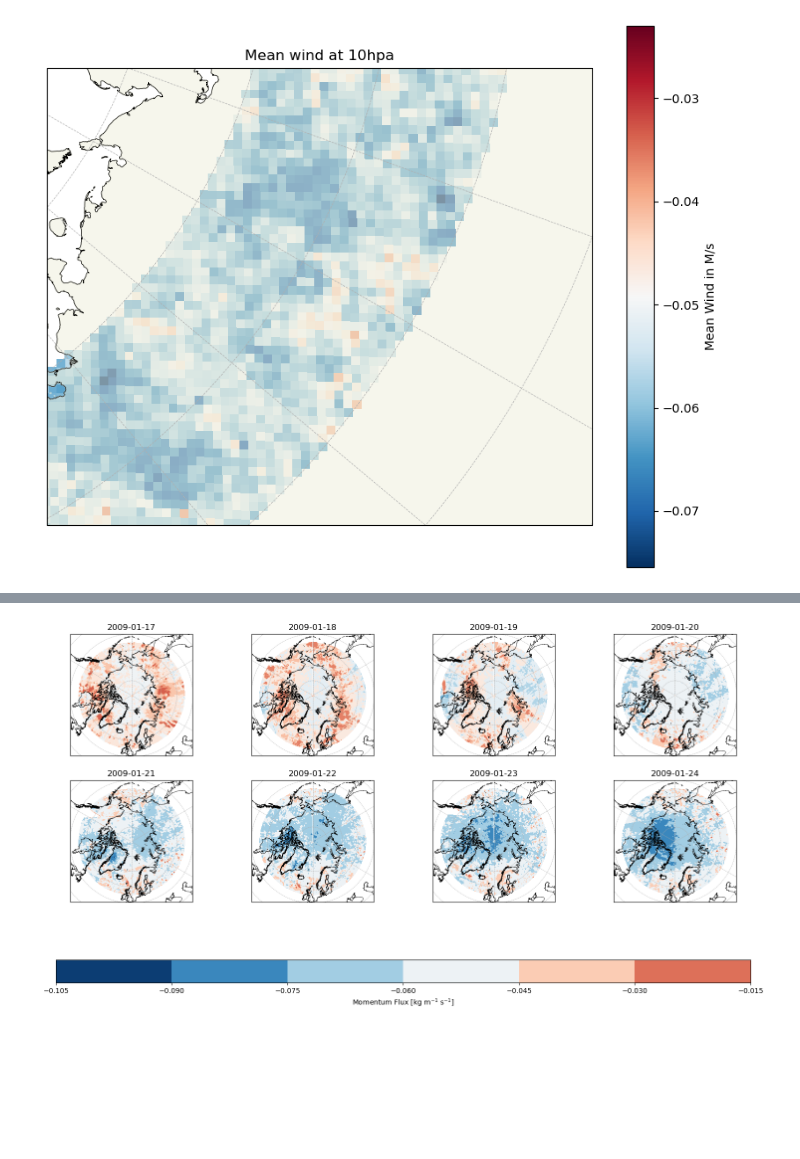
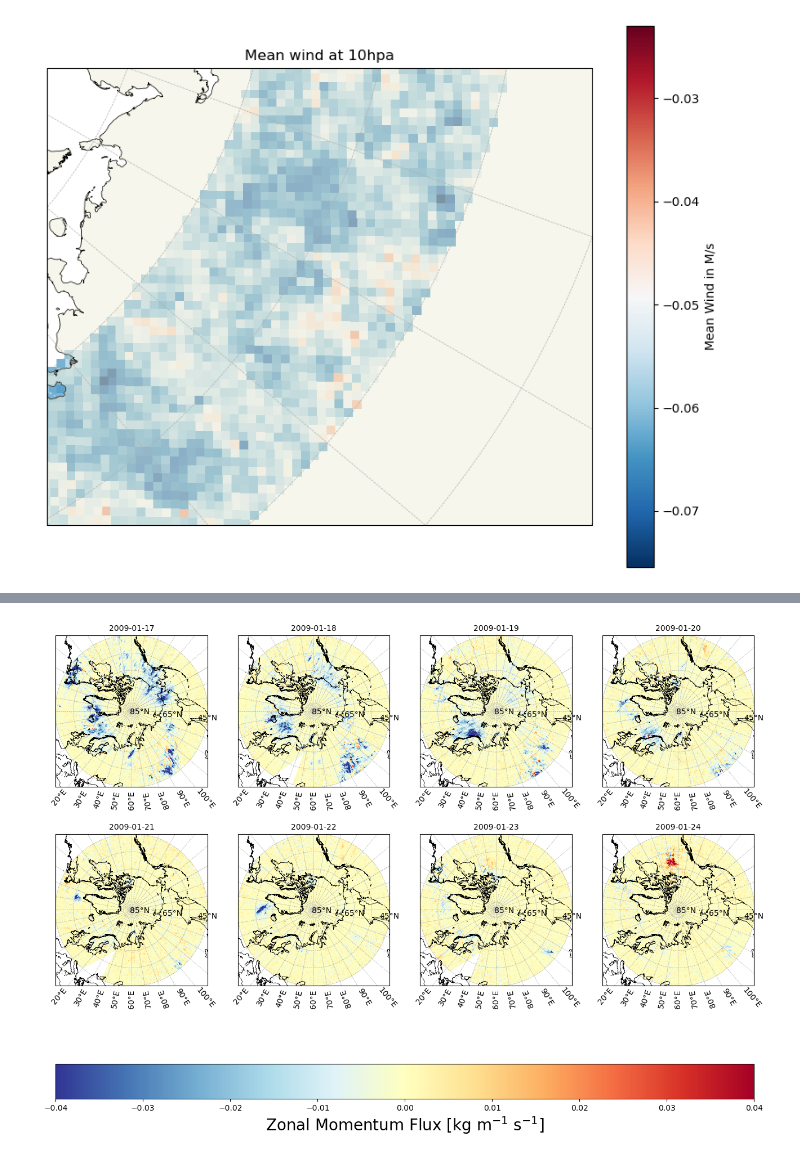
Before and after one commit to jonyjesus18/final-year-proj, a Jupyter notebook: data_plotting_cartopy.ipynb, the cells around one changed output, grey strips where cells are left out. Cells and saved outputs as stored; diff of their text form; code cells hidden in the pictures; blank space fills up the shorter version.

```diff
--- a/data_plotting_cartopy.ipynb
+++ b/data_plotting_cartopy.ipynb
@@ -93,74 +95,88 @@ plt.show()
 # %%
 # =================================================================================================
-# Plot on contous (absolute momentum flux)
+# Plot on contous  (mfx and perturbations)
 # =================================================================================================
 
 %matplotlib inline
 import numpy as np
 import matplotlib.pyplot as plt
 import cartopy.crs as ccrs
+import cartopy.feature as cfeature
+from cartopy.mpl.gridliner import LONGITUDE_FORMATTER, LATITUDE_FORMATTER
 
 # Load data
 grid = map_grid(grid_size='40', source='airs')
 wizard = data_wizard()
 
-stamen_terrain = cimgt.Stamen('terrain-background')
-
-dates = get_day_array(date_string = "2009-01-25", days = 8)
 
 data_type = 'mfx'
+days = 8
+dates = get_day_array(date_string="2009-01-25",days=days)
+data_dict = {}
 
-data_1 = np.load(f'processed_airs_sftp/40_km_grid/30km/{data_type}/{dates[0]}_{data_type}.npz')['arr_0']
-data_2 = np.load(f'processed_airs_sftp/40_km_grid/30km/{data_type}/{dates[1]}_{data_type}.npz')['arr_0']
-data_3 = np.load(f'processed_airs_sftp/40_km_grid/30km/{data_type}/{dates[2]}_{data_type}.npz')['arr_0']
-data_4 = np.load(f'processed_airs_sftp/40_km_grid/30km/{data_type}/{dates[3]}_{data_type}.npz')['arr_0']
-data_5 = np.load(f'processed_airs_sftp/40_km_grid/30km/{data_type}/{dates[4]}_{data_type}.npz')['arr_0']
-data_6 = np.load(f'processed_airs_sftp/40_km_grid/30km/{data_type}/{dates[5]}_{data_type}.npz')['arr_0']
-data_7 = np.load(f'processed_airs_sftp/40_km_grid/30km/{data_type}/{dates[6]}_{data_type}.npz')['arr_0']
-data_8 = np.load(f'processed_airs_sftp/40_km_grid/30km/{data_type}/{dates[7]}_{data_type}.npz')['arr_0']
-
-data_dict = {'data_1': data_1,
-            'data_2': data_2,
-            'data_3': data_3,
-            'data_4': data_4,
-            'data_5': data_5,
-            'data_6': data_6,
-            'data_7': data_7,
-            'data_8': data_8}
+for i in range(days):
+    data = np.load(f'processed_airs_sftp/40_km_grid/30km/{data_type}/{dates[i]}_{data_type}.npz')['arr_0']
+    data_climatological_mean = np.load(f'climatology/airs/30km/{data_type}/{dates[i][5:]}_daily_average.npz')['arr_0']
+    perturbation = data - data_climatological_mean
+    data_dict[f"data_{i+1}"] = data
 
 grid = map_grid(grid_size='40', source='airs')
 wizard = data_wizard()
 
 # Create figure with two subplots
-fig, axs = plt.subplots(2, 4, figsize=(18, 10), subplot_kw={'projection': ccrs.NorthPolarStereo()})
+fig, axs = plt.subplots(2, 4, figsize=(16, 12), subplot_kw={'projection': ccrs.NorthPolarStereo(central_longitude=60)})
 
 # Flatten the 2D array of subplots into a 1D array
 axs = axs.ravel()
-levels = 5
-vmin = -0.1
-vmax = 0.00
+levels = 7
+
+min_value = min([np.nanmin(data_dict[f'data_{i}']) for i in range(1, days + 1)])
+max_value = max([np.nanmax(data_dict[f'data_{i}']) for i in range(1, days + 1)])
+
+vmin = -0.04
+vmax = 0.04
 data_i = 1
+
 # Loop over subplots and plot data
 for i, ax in enumerate(axs):
     # Set extent for subplot
-    ax.set_extent([-180, 180, 50, 90], crs=ccrs.PlateCarree())
+    ax.set_extent([-180, 180, 45, 90], crs=ccrs.PlateCarree())
     data = data_dict[f'data_{data_i}']
     # Plot data as contours
     ax.coastlines(resolution='10m', linewidth=0.5)
-    ax.gridlines(linewidth=0.5, linestyle='--')
-    ax.contourf(grid.nh_lon, grid.nh_lat,data, levels=levels,vmin= vmin, vmax=vmax, cmap='RdBu_r', transform=ccrs.PlateCarree())
-    ax.set_title(dates[data_i-1])
+
+    gl = ax.gridlines(linewidth=0.5, linestyle='--', draw_labels=True)
+    gl.xlocator = plt.FixedLocator(np.arange(-180, 181, 10))
+    gl.ylocator = plt.FixedLocator(np.arange(45, 91, 10))
+    gl.top_labels = False
+    gl.left_labels = False
+    gl.right_labels = False
+    gl.xformatter = LONGITUDE_FORMATTER
+    gl.yformatter = LATITUDE_FORMATTER
+    ax.pcolormesh(grid.nh_lon, grid.nh_lat, data, vmin=vmin, vmax=vmax, cmap='RdYlBu_r', transform=ccrs.PlateCarree())
+
+    # ax.contourf(grid.nh_lon, grid.nh_lat, data, levels=levels, vmin=vmin, vmax=vmax, cmap='rainbow', transform=ccrs.PlateCarree())
+    ax.set_title(dates[data_i-1], fontsize=10)  # Decrease the fontsize
     # Increment i
     data_i += 1
 
+# Adjust space between subplots
+fig.subplots_adjust(wspace=0.20, hspace=0.20)
+
 # Add a colorbar to the figure and put it to the right side of the subplots
-cbar = fig.colorbar(axs[-1].contourf(grid.nh_lon, grid.nh_lat, data, levels=levels,vmin = vmin,vmax = vmax, cmap='RdBu_r', transform=ccrs.PlateCarree()),
+# cbar = fig.colorbar(axs[-1].contourf(grid.nh_lon, grid.nh_lat, data, levels=levels, vmin=vmin, vmax=vmax, cmap='rainbow', transform=ccrs.PlateCarree()),
+#                     ax=axs.tolist(),
+#                     location='bottom',
+#                     aspect=20)
+
+cbar = fig.colorbar(axs[-1].pcolormesh(grid.nh_lon, grid.nh_lat, data, vmin=vmin, vmax=vmax, cmap='RdYlBu_r', transform=ccrs.PlateCarree()),
                     ax=axs.tolist(),
                     location='bottom',
-                    aspect=30)
-cbar.set_label('Momentum Flux [kg m$^{-1}$ s$^{-1}$]')
+                    aspect=20)
+
+cbar.set_label('Zonal Momentum Flux [kg m$^{-1}$ s$^{-1}$]', fontsize=20)  # Increase the fontsize
 
 # Show the plot
 plt.show()
 # %% [output]
-[figure, old version]
+[figure, new version]
```
Also changed, not shown: parts of 5 cells of this notebook, 6 other files.
